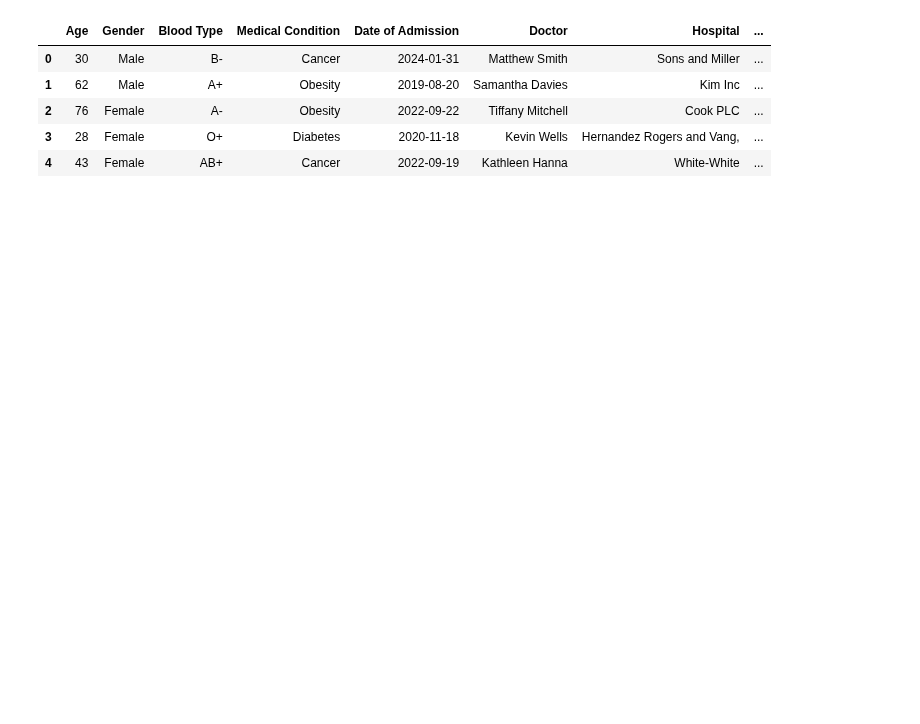
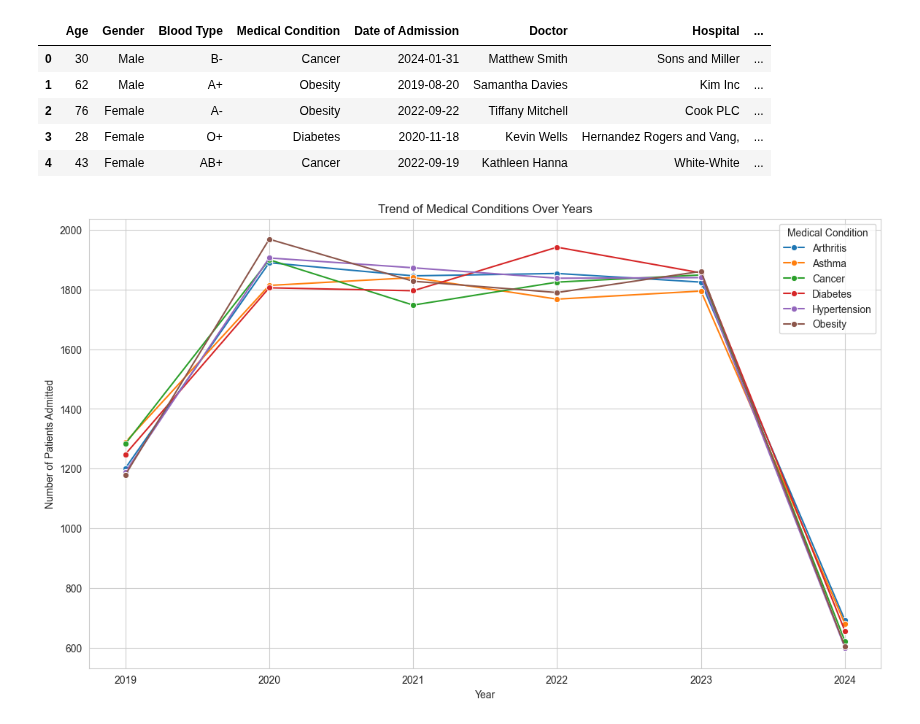
Before and after one commit to Kasraabdi/analysis_of_healthcare_dataset, a Jupyter notebook: analysis.ipynb, the cells around one changed output. Cells and saved outputs as stored; diff of their text form; code cells hidden in the pictures; blank space fills up the shorter version.

Commit message:
data

```diff
--- a/analysis.ipynb
+++ b/analysis.ipynb
@@ -174,3 +174,19 @@ df.head()
 | 2 | 76 | Female | A- | Obesity | 2022-09-22 | Tiffany Mitchell | Cook PLC | ... |
 | 3 | 28 | Female | O+ | Diabetes | 2020-11-18 | Kevin Wells | Hernandez Rogers and Vang, | ... |
 | 4 | 43 | Female | AB+ | Cancer | 2022-09-19 | Kathleen Hanna | White-White | ... |
+# %%
+import seaborn as sns
+import matplotlib.pyplot as plt
+
+yearly_counts = df.groupby(['Admission Year', 'Medical Condition']).size().reset_index(name='Number of Patients')
+
+plt.figure(figsize=(14, 8))
+sns.lineplot(data=yearly_counts, x='Admission Year', y='Number of Patients', hue='Medical Condition', marker='o')
+
+plt.title('Trend of Medical Conditions Over Years')
+plt.xlabel('Year')
+plt.ylabel('Number of Patients Admitted')
+plt.grid(True)
+plt.show()
+# %% [output]
+[figure, added]
```
Also changed, not shown: parts of 5 cells of this notebook.
